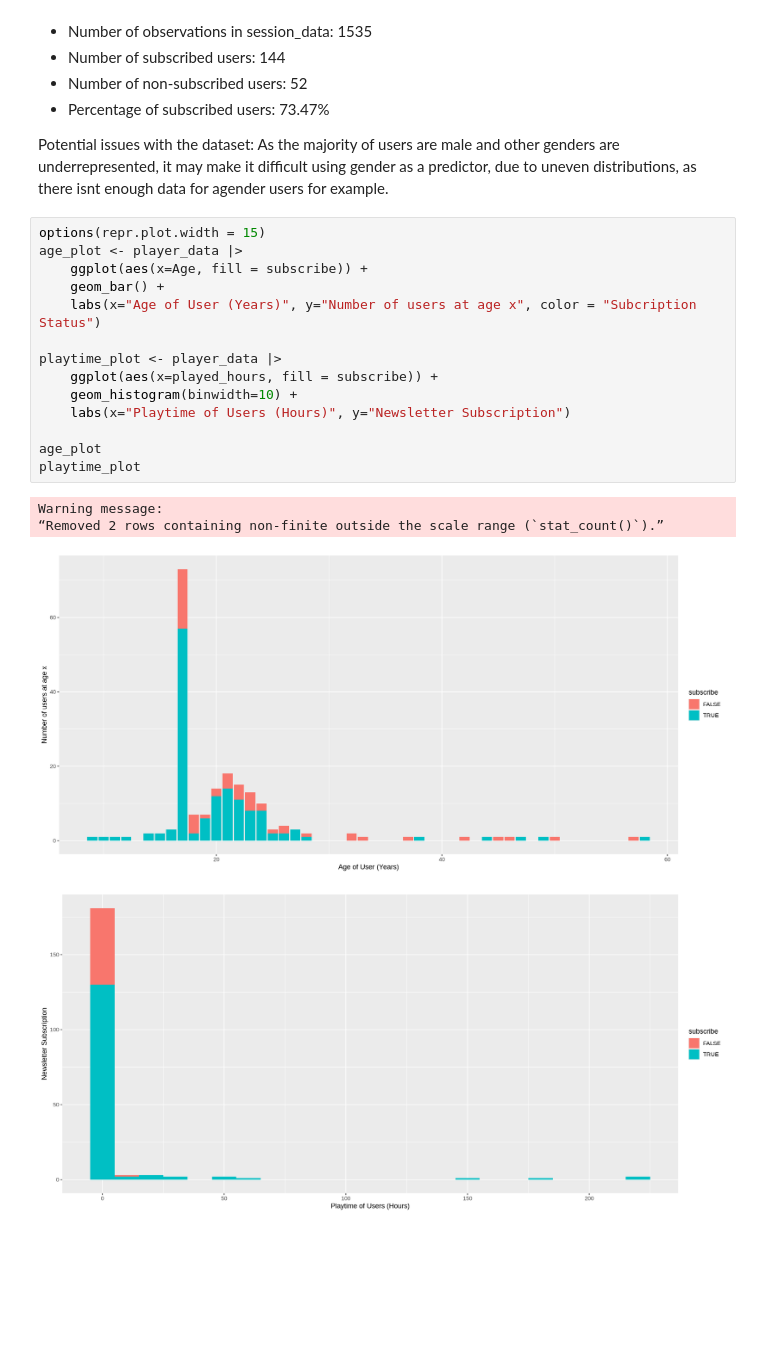
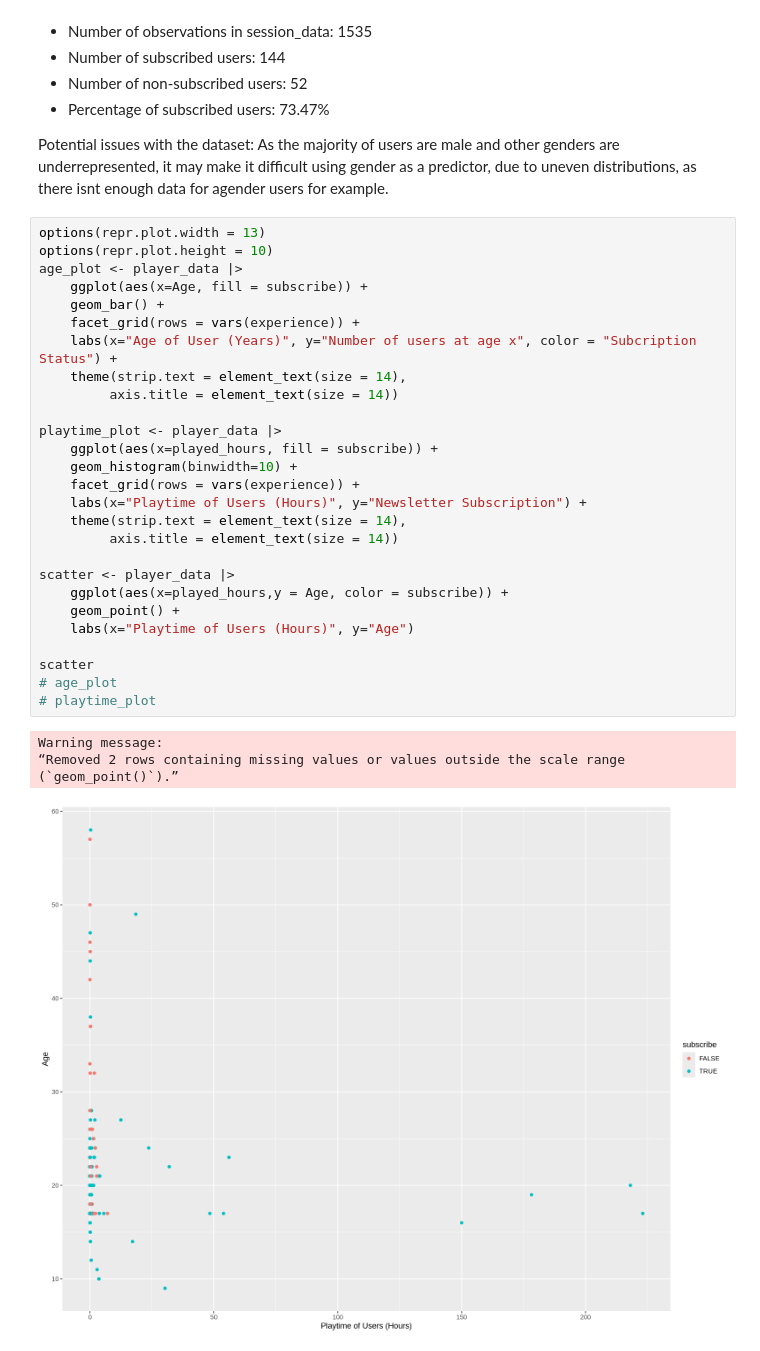
Before and after one commit to raywu255/Project-Planning-Stage-Individual-, a Jupyter notebook: Individual Project Planning Stage.ipynb, the cells around one changed output. Saved outputs shown, nothing was run; the diff lists cells and outputs as text; blank space fills up the shorter version.

Commit message:
Added graph analysis
An additional scatter plot was added and the graphs were analyzed. Additionally, methods and plans for the project have also been added

```diff
--- a/Individual Project Planning Stage.ipynb
+++ b/Individual Project Planning Stage.ipynb
@@ -118,21 +130,34 @@ From the basic statistical summaries, we can see:
 Potential issues with the dataset:
 As the majority of users are male and other genders are underrepresented, it may make it difficult using gender as a predictor, due to uneven distributions, as there isnt enough data for agender users for example.
 # %%
-options(repr.plot.width = 15)
+options(repr.plot.width = 13)
+options(repr.plot.height = 10)
 age_plot <- player_data |>
     ggplot(aes(x=Age, fill = subscribe)) +
     geom_bar() +
-    labs(x="Age of User (Years)", y="Number of users at age x", color = "Subcription Status")
+    facet_grid(rows = vars(experience)) +
+    labs(x="Age of User (Years)", y="Number of users at age x", color = "Subcription Status") +
+    theme(strip.text = element_text(size = 14),
+         axis.title = element_text(size = 14))
 
 playtime_plot <- player_data |>
     ggplot(aes(x=played_hours, fill = subscribe)) +
     geom_histogram(binwidth=10) +
-    labs(x="Playtime of Users (Hours)", y="Newsletter Subscription")
+    facet_grid(rows = vars(experience)) +
+    labs(x="Playtime of Users (Hours)", y="Newsletter Subscription") +
+    theme(strip.text = element_text(size = 14),
+         axis.title = element_text(size = 14))
 
-age_plot
-playtime_plot
+scatter <- player_data |>
+    ggplot(aes(x=played_hours,y = Age, color = subscribe)) +
+    geom_point() +
+    labs(x="Playtime of Users (Hours)", y="Age")
+
+scatter
+# age_plot
+# playtime_plot
 # %% [output]
 Warning message:
-“Removed 2 rows containing non-finite outside the scale range (`stat_count()`).”
+“Removed 2 rows containing missing values or values outside the scale range
+(`geom_point()`).”
-[figure, old version]
+[figure, new version]
-[figure, removed]
```
Also changed, not shown: parts of 4 cells of this notebook.
